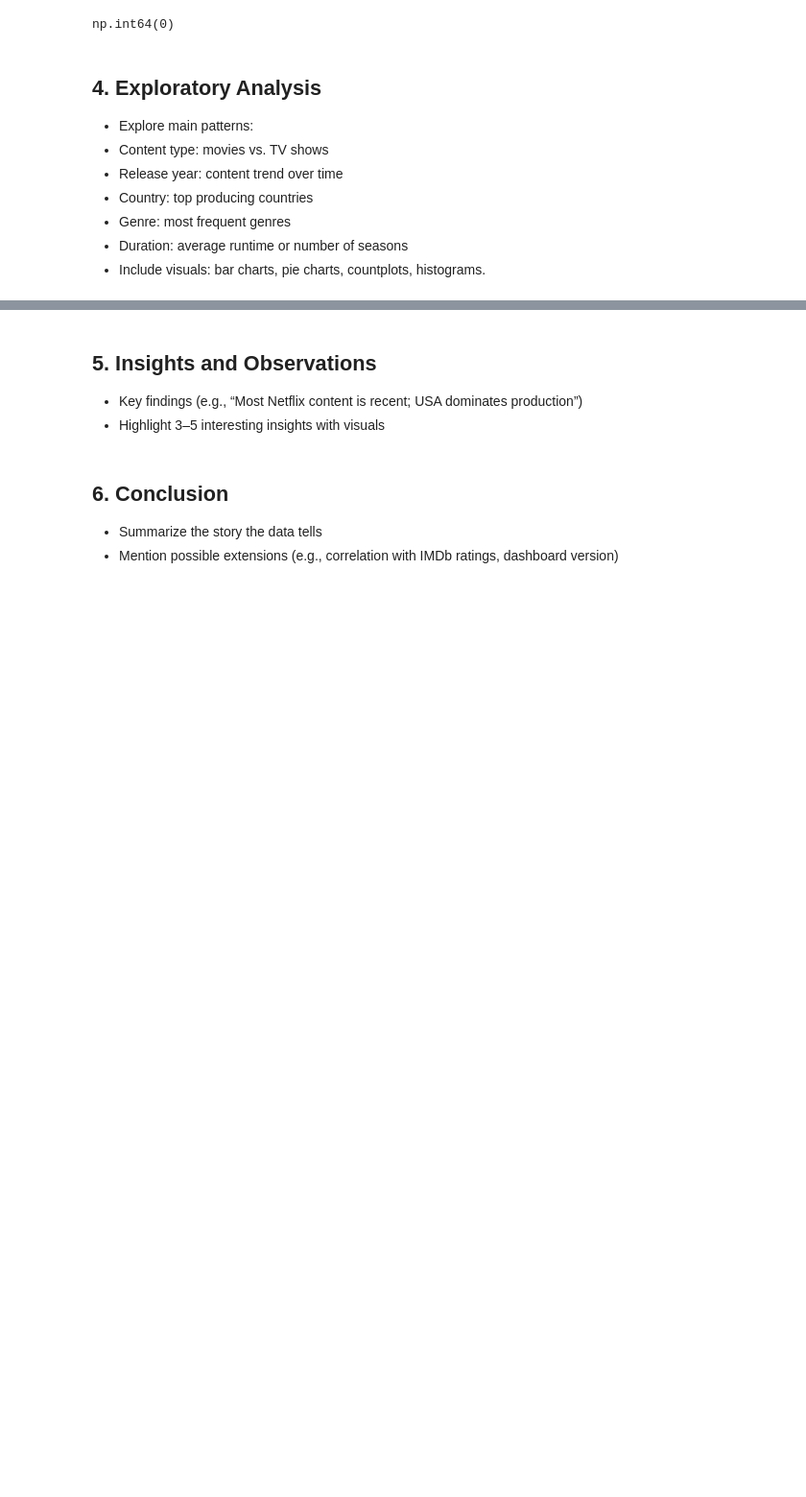
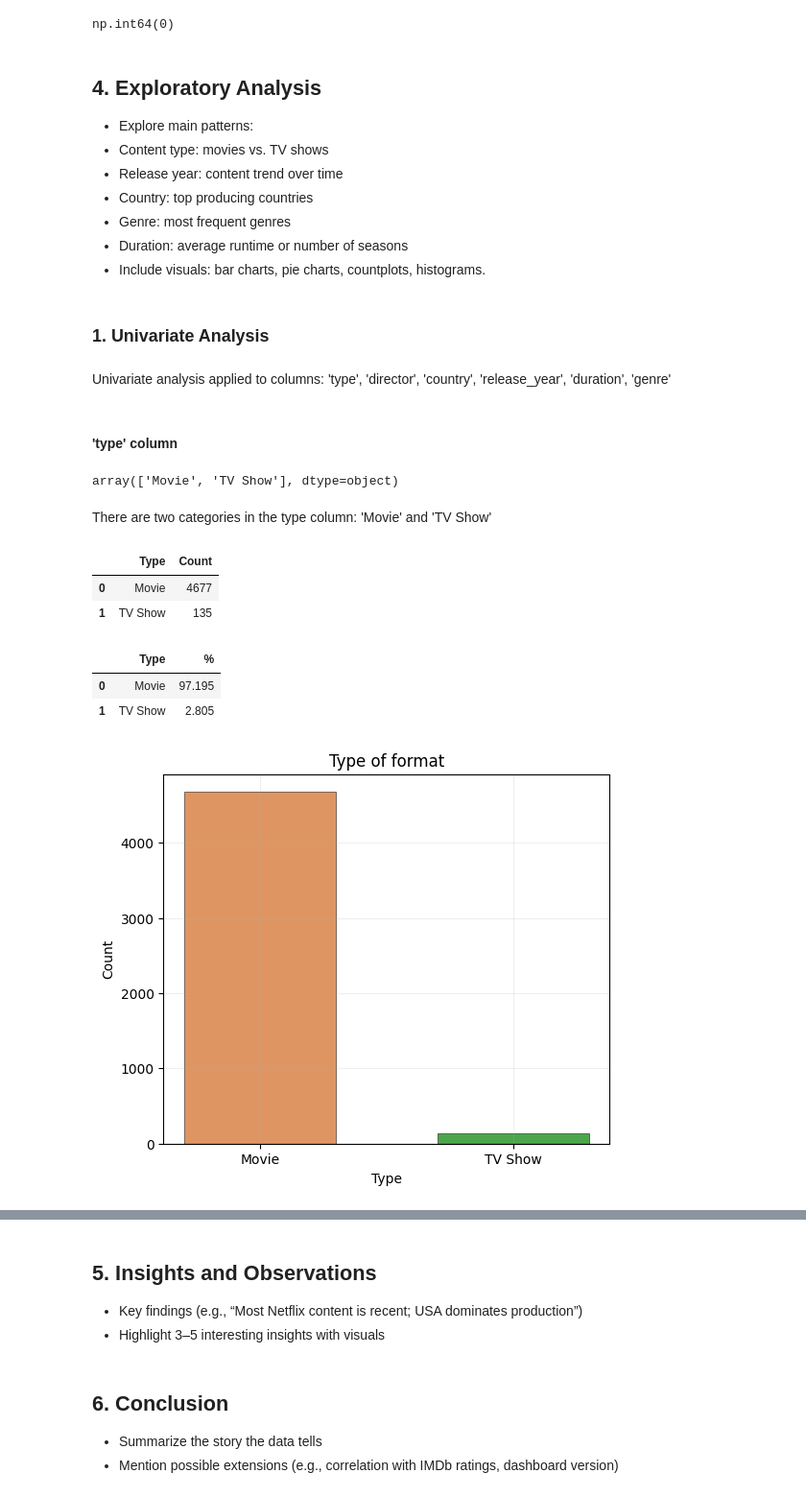
Before and after one commit to GustavMartinez/netflix-eda, a Jupyter notebook: netflix_eda.ipynb, the cells around one changed output, grey strips where cells are left out. Shown at 96% size. Cells and saved outputs as stored; diff of their text form; code cells hidden in the pictures; blank space fills up the shorter version.

Commit message:
visualization and univariate analysis of director and type

```diff
--- a/netflix_eda.ipynb
+++ b/netflix_eda.ipynb
@@ -110,3 +110,54 @@ np.int64(0)
 * Genre: most frequent genres
 * Duration: average runtime or number of seasons
 * Include visuals: bar charts, pie charts, countplots, histograms.
+# %% [markdown]
+### 1. Univariate Analysis
+# %% [markdown]
+Univariate analysis applied to columns: 'type', 'director', 'country', 'release_year', 'duration', 'genre'
+# %% [markdown]
+#### 'type' column
+# %%
+df['type'].unique()
+# %% [output]
+array(['Movie', 'TV Show'], dtype=object)
+# %% [markdown]
+There are two categories in the type column: 'Movie' and 'TV Show'
+# %%
+type_freq_abs = df['type'].value_counts().rename_axis('Type').reset_index(name='Count')
+type_freq_abs
+# %% [output]
+|  | Type | Count |
+| 0 | Movie | 4677 |
+| 1 | TV Show | 135 |
+# %%
+type_freq_rel = df['type'].value_counts(normalize=True)
+percent = type_freq_rel*100
+percent_ = percent.rename_axis('Type').reset_index(name='%')
+percent_['%'] = percent_['%'].round(3)
+percent_
+# %% [output]
+|  | Type | % |
+| 0 | Movie | 97.195 |
+| 1 | TV Show | 2.805 |
+# %%
+col = ['chocolate', 'green']
+
+plt.figure(figsize=(6,5))
+plt.bar(type_freq_abs['Type'], # Categories
+        type_freq_abs['Count'], # Count of the Categories
+        color=col, # Defined colors
+        alpha=0.7, # alpha chanel
+        width=0.6, # bars' width
+        edgecolor="#000000", # color for the edges
+        linewidth=0.5 # width of the edges
+        )
+
+plt.title("Type of format")
+plt.xlabel('Type')
+plt.ylabel('Count')
+
+plt.grid(alpha=0.2)
+
+plt.show()
+# %% [output]
+[figure, added]
```
Also changed, not shown: parts of 4 cells of this notebook.
